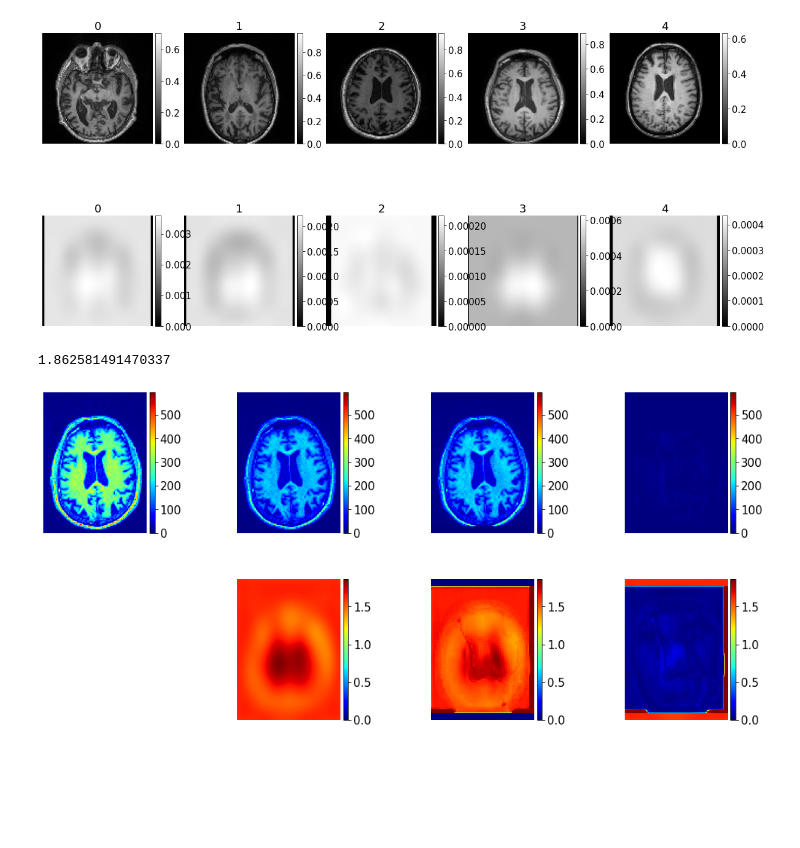
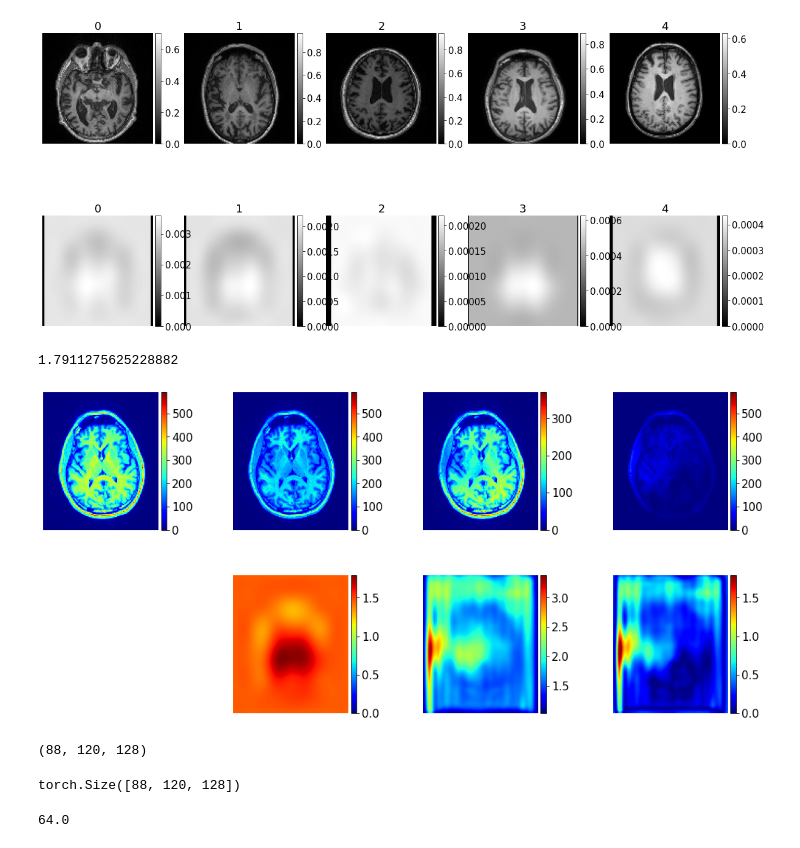
Before and after one commit to MASILab/DeepN4, a Jupyter notebook: src/data_train.ipynb, the cells around one changed output. Cells and saved outputs as stored; diff of their text form; code cells hidden in the pictures; blank space fills up the shorter version.

```diff
--- a/src/data_train.ipynb
+++ b/src/data_train.ipynb
@@ -386,6 +416,14 @@ pred1 = nib.load('/nfs/masi/kanakap/projects/DeepN4/src/unet_trained_model_ae/pr
 # eps = 1e-6
 estimated_field = nib.load('/home/local/VANDERBILT/kanakap/downsample_bais_sub-0731_ses-adni3year2scanner006_T1w.nii.gz').get_fdata()
 predicted_field = nib.load('/nfs/masi/kanakap/projects/DeepN4/src/unet_trained_model_ae/train_pred_biasfield_ae.nii.gz').get_fdata()
+# %%
+input1 = nib.load('/home/local/VANDERBILT/kanakap/deepN4_data/inputs/sub-6136_ses-adni3year2scanner041_T1w.nii.gz').get_fdata()
+target1 = nib.load('/home/local/VANDERBILT/kanakap/deepN4_data/labels/sub-6136_ses-adni3year2scanner041_T1w.nii.gz').get_fdata()
+# mask1 = nib.load('/home/local/VANDERBILT/kanakap/deepN4_data_MNI/bet_mask/sub-0069_ses-adni2year4scanner100_T1w.nii.gz').get_fdata()
+pred1 = nib.load('/nfs/masi/kanakap/projects/DeepN4/src/unet_trained_model_bspline/pred_3dunet_bspline.nii.gz').get_fdata()
+# eps = 1e-6
+estimated_field = nib.load('/home/local/VANDERBILT/kanakap/deepN4_data/bias/sub-6136_ses-adni3year2scanner041_T1w.nii.gz').get_fdata()
+predicted_field = nib.load('/nfs/masi/kanakap/projects/DeepN4/src/unet_trained_model_bspline/pred_biasfield_bspline.nii.gz').get_fdata()
 # %%
 target1.shape
 # %%
@@ -423,7 +461,7 @@ slice = np.nan_to_num(slice)
 
 plt.subplot(2,4,3)
 plt.axis('off')
-im = plt.imshow(np.abs(slice), vmin=m, vmax=M,  cmap='jet')
+im = plt.imshow(np.abs(slice),   cmap='jet')
 divider = make_axes_locatable(plt.gca())
 ax = divider.append_axes("right", size="5%", pad=0.05)
 a = plt.colorbar(im, cax=ax)
@@ -452,34 +490,36 @@ plt.subplot(2,4,6)
 plt.axis('off')
 im = plt.imshow(np.abs(slice),vmin=m, vmax=M, cmap='jet')
 divider = make_axes_locatable(plt.gca())
 ax = divider.append_axes("right", size="5%", pad=0.05)
 a = plt.colorbar(im, cax=ax)
 
-# predicted_field = spline_filter(predicted_field, order=3)
+# predicted_field = spline_filter(predicted_field, order=1)
+# predicted_field = torch.Tensor(predicted_field)
+# predicted_field = interpol.spline_coeff_nd(predicted_field,interpolation=2,bound='dct2',dim=3,inplace=False)
 slice = predicted_field #sp_filter
 slice = slice[:,:,np.int32(slice.shape[2] / 1.7)]
 slice = np.flip(np.rot90(slice,3))
 slice = np.nan_to_num(slice)
 
 plt.subplot(2,4,7)
 plt.axis('off')
-im = plt.imshow(np.abs(slice),vmin=m, vmax=M,cmap='jet')
+im = plt.imshow(np.abs(slice),cmap='jet')
 divider = make_axes_locatable(plt.gca())
 ax = divider.append_axes("right", size="5%", pad=0.05)
 a = plt.colorbar(im, cax=ax)
 
 slice = predicted_field - estimated_field #sp_filter - estimated_field#
 slice = slice[:,:,np.int32(slice.shape[2] / 1.7)]
 slice = np.flip(np.rot90(slice,3))
 slice = np.nan_to_num(slice)
 
 plt.subplot(2,4,8)
 plt.axis('off')
 im = plt.imshow(np.abs(slice),vmin=m, vmax=M,cmap='jet')
 divider = make_axes_locatable(plt.gca())
 ax = divider.append_axes("right", size="5%", pad=0.05)
 a = plt.colorbar(im, cax=ax)
 plt.subplots_adjust(wspace=0.1,hspace=0.33)
 # %% [output]
-1.862581491470337
+1.7911275625228882
-[figure, old version]
+[figure, new version]
@@ -485,0 +529,8 @@ plt.subplots_adjust(wspace=0.1,hspace=0.33)
+# %%
+result.shape
+# %% [output]
+(88, 120, 128)
+# %%
+Tpredicted_field.shape
+# %% [output]
+torch.Size([88, 120, 128])
@@ -545,0 +609,4 @@ nib.save(nii, '/nfs/masi/kanakap/projects/DeepN4/src/unet_trained_model/raw_esti
+# %%
+128/2
+# %% [output]
+64.0
```
Also changed, not shown: parts of 49 cells of this notebook, 14 other files.
